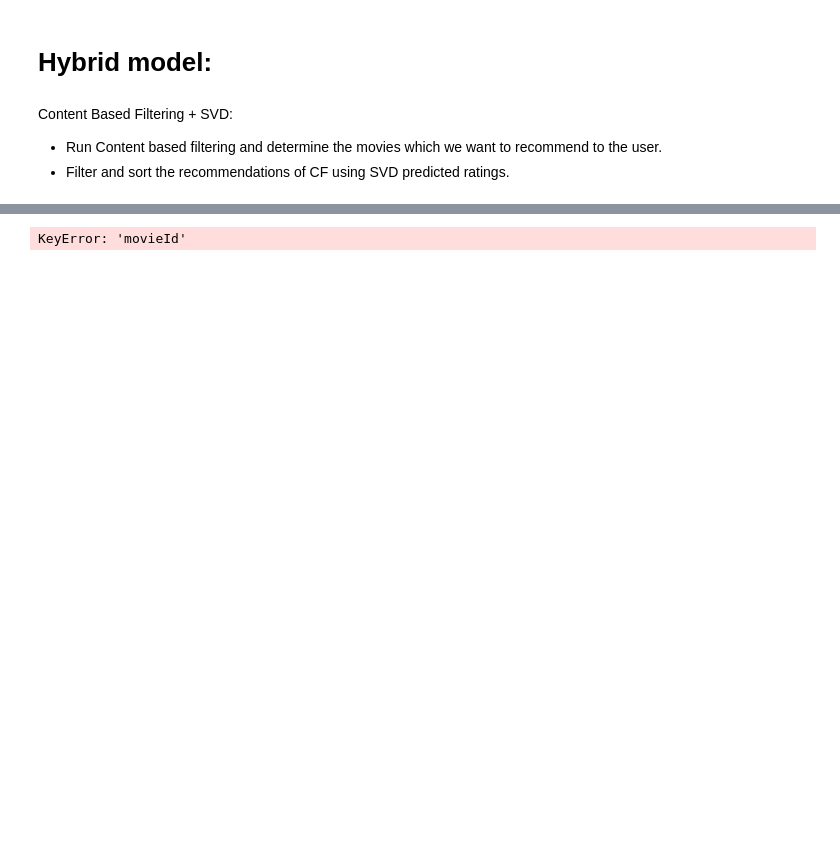
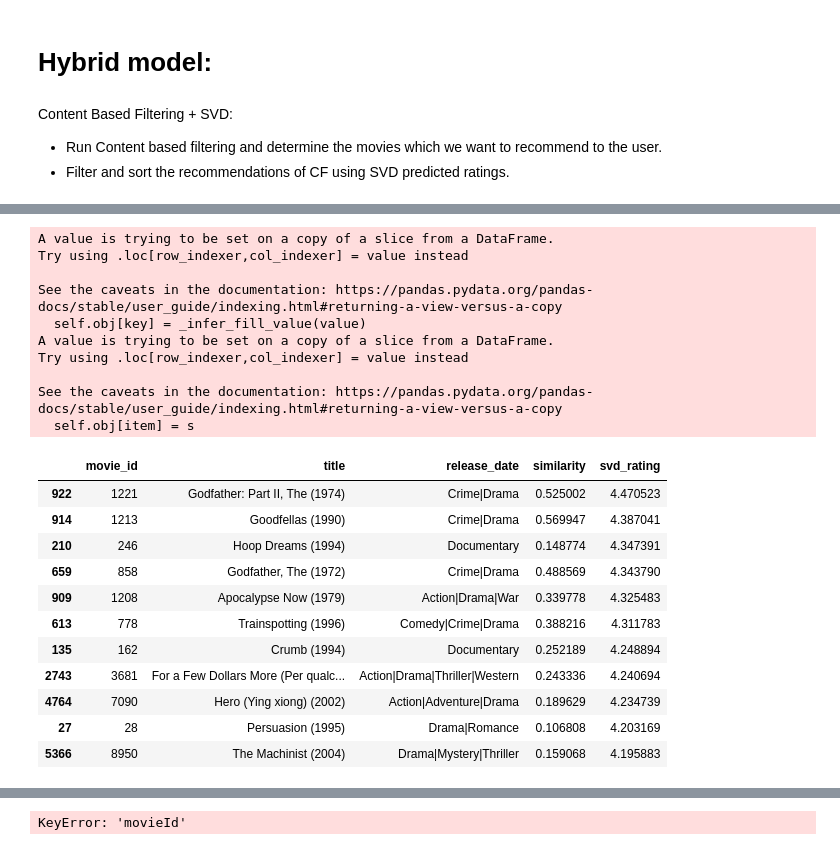
Before and after one commit to Macarena18/Final-Project, a Jupyter notebook: RecommenderSystem.ipynb, the cells around one changed output, grey strips where cells are left out. Drawn from its saved outputs; the diff is of its cells as text; code cells hidden in the pictures; blank space fills up the shorter version.

```diff
--- a/RecommenderSystem.ipynb
+++ b/RecommenderSystem.ipynb
@@ -714,3 +705,5 @@ Hit ratio of Item-Item collaborative filtering
 Content Based Filtering + SVD:
 - Run Content based filtering and determine the movies which we want to recommend to the user.
 - Filter and sort the recommendations of CF using SVD predicted ratings.
+# %%
+df_movies=pd.read_csv("./src/datasets/movies2.csv")
@@ -716,0 +719,2 @@ Content Based Filtering + SVD:
+# %%
+df_ratings=pd.read_csv("./src/datasets/ratings2.csv")
@@ -716,0 +730,44 @@ Content Based Filtering + SVD:
+# %%
+def hybrid_content_svd_model(userId):
+    recommended_movie_list = []
+    movie_list = []
+    df_rating_filtered = df_ratings[df_ratings["userId"]== userId]
+    for key, row in df_rating_filtered.iterrows():
+        movie_list.append((df_movies["title"][row["movieId"]==df_movies["movieId"]]).values)
+    for index, movie in enumerate(movie_list):
+        for key, movie_recommended in get_similar_movies(movie[0]).iteritems():
+            recommended_movie_list.append(movie_recommended)
+    for movie_title in recommended_movie_list:
+        if movie_title in movie_list:
+            recommended_movie_list.remove(movie_title)
+    recommended_movies_by_content=set(recommended_movie_list)
+    recommended_movies_by_content_model = movies_df[movies_df.apply(lambda movie: movie["title"] in recommended_movies_by_content, axis=1)]
+    for key, columns in recommended_movies_by_content_model.iterrows():
+        predict = algo.predict(userId, columns["movie_id"])
+        recommended_movies_by_content_model.loc[key, "svd_rating"] = predict.est
+    return recommended_movies_by_content_model.sort_values("svd_rating", ascending=False).iloc[0:11]
+# %%
+hybrid_content_svd_model(2)
+# %% [output]
+A value is trying to be set on a copy of a slice from a DataFrame.
+Try using .loc[row_indexer,col_indexer] = value instead
+
+See the caveats in the documentation: https://pandas.pydata.org/pandas-docs/stable/user_guide/indexing.html#returning-a-view-versus-a-copy
+  self.obj[key] = _infer_fill_value(value)
+A value is trying to be set on a copy of a slice from a DataFrame.
+Try using .loc[row_indexer,col_indexer] = value instead
+
+See the caveats in the documentation: https://pandas.pydata.org/pandas-docs/stable/user_guide/indexing.html#returning-a-view-versus-a-copy
+  self.obj[item] = s
+|  | movie_id | title | release_date | similarity | svd_rating |
+| 922 | 1221 | Godfather: Part II, The (1974) | Crime|Drama | 0.525002 | 4.470523 |
+| 914 | 1213 | Goodfellas (1990) | Crime|Drama | 0.569947 | 4.387041 |
+| 210 | 246 | Hoop Dreams (1994) | Documentary | 0.148774 | 4.347391 |
+| 659 | 858 | Godfather, The (1972) | Crime|Drama | 0.488569 | 4.343790 |
+| 909 | 1208 | Apocalypse Now (1979) | Action|Drama|War | 0.339778 | 4.325483 |
+| 613 | 778 | Trainspotting (1996) | Comedy|Crime|Drama | 0.388216 | 4.311783 |
+| 135 | 162 | Crumb (1994) | Documentary | 0.252189 | 4.248894 |
+| 2743 | 3681 | For a Few Dollars More (Per qualc... | Action|Drama|Thriller|Western | 0.243336 | 4.240694 |
+| 4764 | 7090 | Hero (Ying xiong) (2002) | Action|Adventure|Drama | 0.189629 | 4.234739 |
+| 27 | 28 | Persuasion (1995) | Drama|Romance | 0.106808 | 4.203169 |
+| 5366 | 8950 | The Machinist (2004) | Drama|Mystery|Thriller | 0.159068 | 4.195883 |
```
Also changed, not shown: parts of 12 cells of this notebook.
